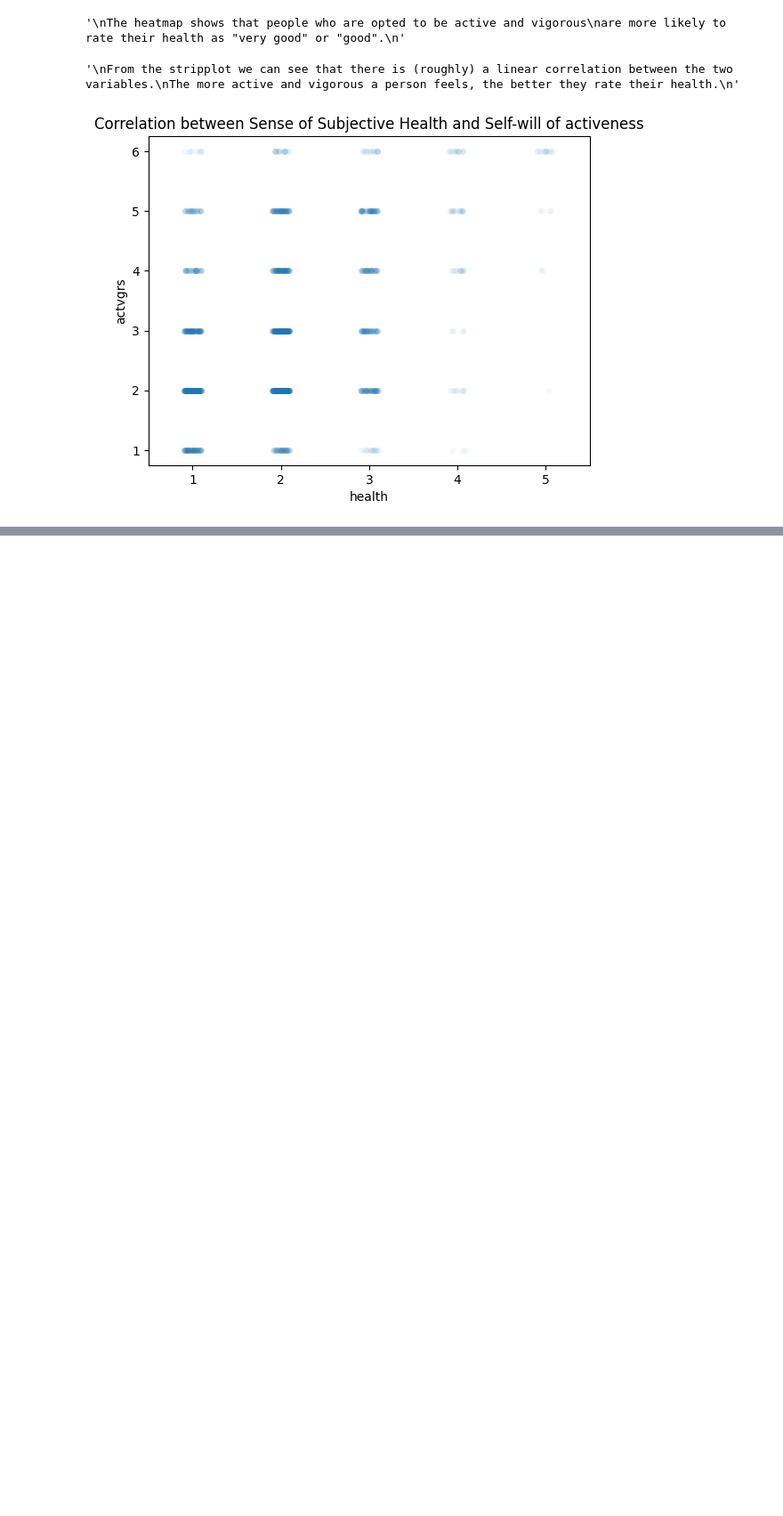
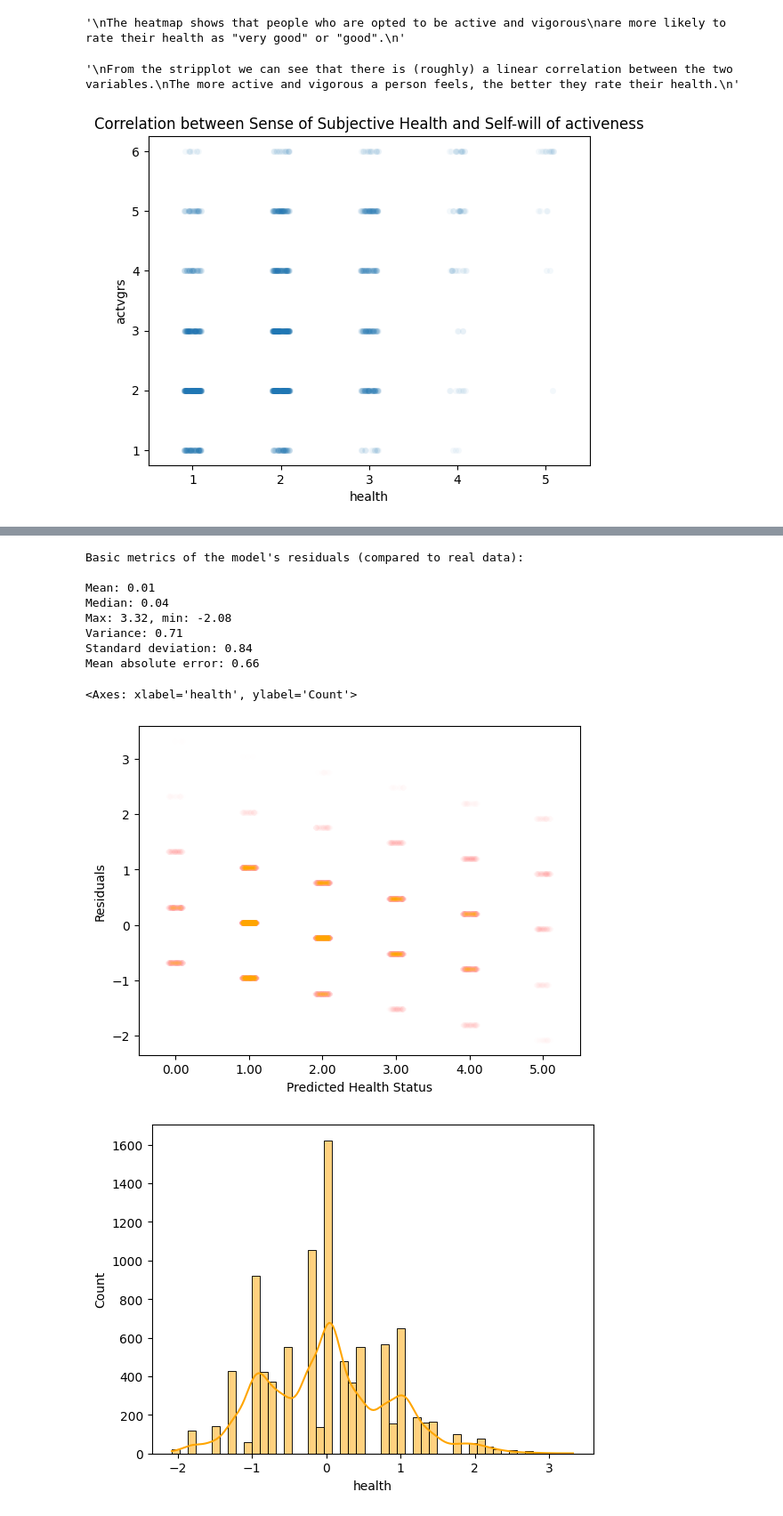
Before and after one commit to Kien-LeChi/python-data-analyics-year1, a Jupyter notebook: European Subjective General Health.ipynb, the cells around one changed output, grey strips where cells are left out. Shown: that part at 89% size. Drawn from its saved outputs; the diff is of its cells as text; code cells hidden in the pictures; blank space fills up the shorter version.

Commit message:
Added predictive analysis and relocated the dataset

```diff
--- a/European Subjective General Health.ipynb
+++ b/European Subjective General Health.ipynb
@@ -320,0 +438,70 @@ The more active and vigorous a person feels, the better they rate their health.
+# %%
+# Copy to a new data frame
+input_data = df[[target_col]]
+output_data = df['health']
+
+# Remove non-weighted values and possible NaN values
+combined = pd.concat([input_data, output_data], axis=1)
+combined = combined[(combined[target_col] < 7) & (combined['health'] < 6)]
+combined = combined.dropna()
+
+input_data = combined[[target_col]]
+output_data = combined['health']
+
+## Split the data into training and testing sets
+x_train, x_test, y_train, y_test = train_test_split(input_data, output_data, test_size=0.2, random_state=42)
+
+model = LinearRegression()
+model.fit(x_train, y_train)
+
+## Reults of the model
+## Since our data is descrete, we can round the
+## model's predictions to the nearest integer to get
+## a more accurate prediction.
+
+## Rouding is optional, but it helps to visualize the results better.
+y_prediction = model.predict(x_test)
+# y_prediction = np.round(y_prediction)
+residual = y_test - y_prediction
+# residual = y_prediction # <- Use this when you want to see y_prediction metrics
+
+print(f"Basic metrics of the model's residuals (compared to real data):\n")
+print(f"Mean: {residual.mean():.2f}")
+print(f"Median: {residual.median():.2f}")
+print(f"Max: {residual.max():.2f}, min: {residual.min():.2f}")
+print(f"Variance: {residual.var():.2f}")
+print(f"Standard deviation: {residual.std():.2f}")
+print(f"Mean absolute error: {mean_absolute_error(y_test, y_prediction):.2f}")
+
+## Below is the residual plot of the model
+## But since it's a discrete dataset, the residual plot is best
+## visualized using a stripplot with a small alpha value.
+
+## The data contains 45k+ rows so by setting the alpha small
+## enough, we can see the distribution of the residuals.
+
+
+sns.stripplot(x=y_prediction, y=residual, alpha=0.002, color='orange')
+plt.xlabel("Predicted Health Status")
+plt.ylabel("Residuals")
+
+xticks_formatter = FuncFormatter(lambda x, _: f"{x:.2f}")
+plt.gca().xaxis.set_major_formatter(xticks_formatter) ## <- This line is for when
+                                                      ## we are not rounding the predictions
+
+## And this residual = y_test - y_prediction can be plotted using a histogram as well
+##
+plt.figure()
+sns.histplot(residual, color='orange', kde=True)
+# %% [output]
+Basic metrics of the model's residuals (compared to real data):
+
+Mean: 0.01
+Median: 0.04
+Max: 3.32, min: -2.08
+Variance: 0.71
+Standard deviation: 0.84
+Mean absolute error: 0.66
+<Axes: xlabel='health', ylabel='Count'>
+[figure, added]
+[figure, added]
```
Also changed, not shown: parts of 15 cells of this notebook, 1 other file.
